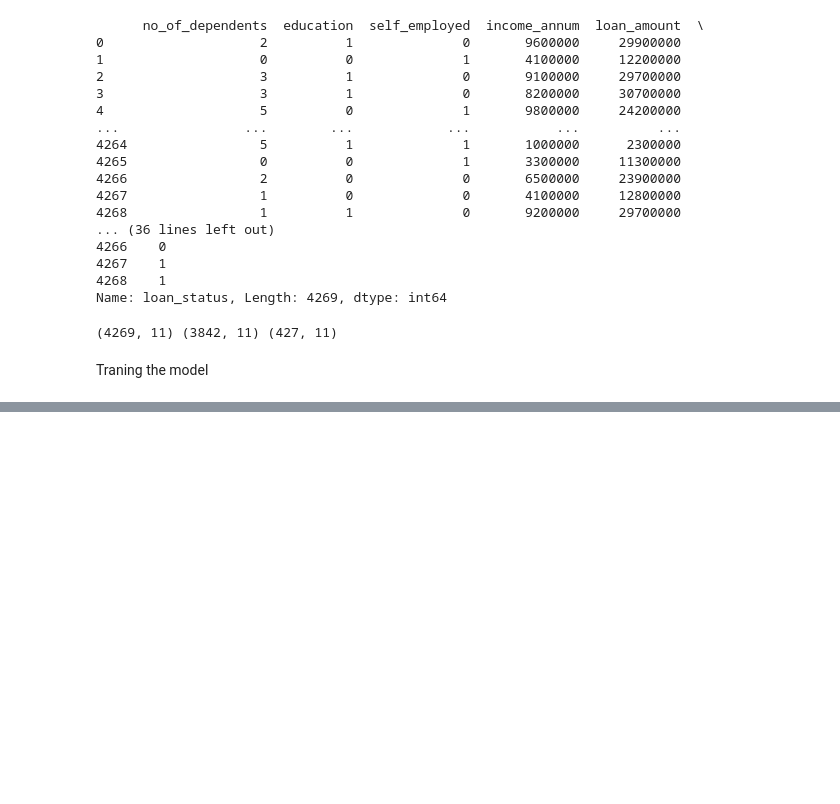
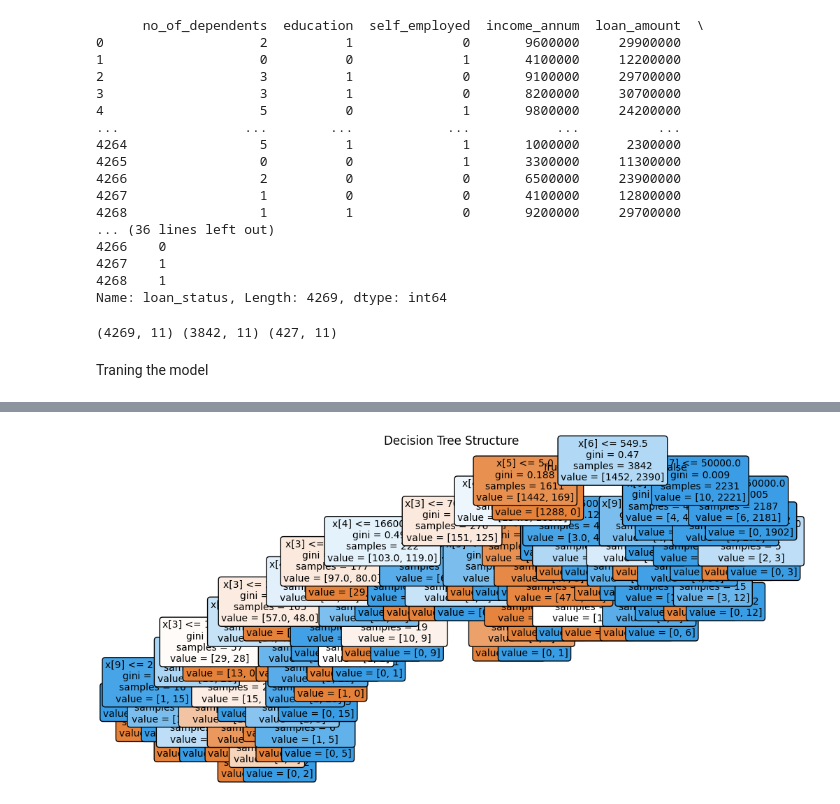
Before and after one commit to CodewithTanzeel/Loan-Approval-Prediction, a Jupyter notebook: Loan_Approval_PredictionApp.ipynb, the cells around one changed output, grey strips where cells are left out. Saved outputs shown, nothing was run; the diff lists cells and outputs as text; code cells hidden in the pictures; blank space fills up the shorter version.

```diff
--- a/Loan_Approval_PredictionApp.ipynb
+++ b/Loan_Approval_PredictionApp.ipynb
@@ -199,6 +210,3 @@ print(X.shape,X_train.shape,X_test.shape)
 (4269, 11) (3842, 11) (427, 11)
 # %% [markdown]
 Traning the model
-# %%
-classifier = svm.SVC(kernel='linear')
-classifier.fit(X_train,Y_train)
@@ -204,0 +331,7 @@ classifier.fit(X_train,Y_train)
+# %%
+plt.figure(figsize=(12,6))
+plot_tree(tree_classifier, filled=True, rounded=True, fontsize=10)
+plt.title("Decision Tree Structure")
+plt.show()
+# %% [output]
+[figure, added]
```
Also changed, not shown: parts of 13 cells of this notebook.
